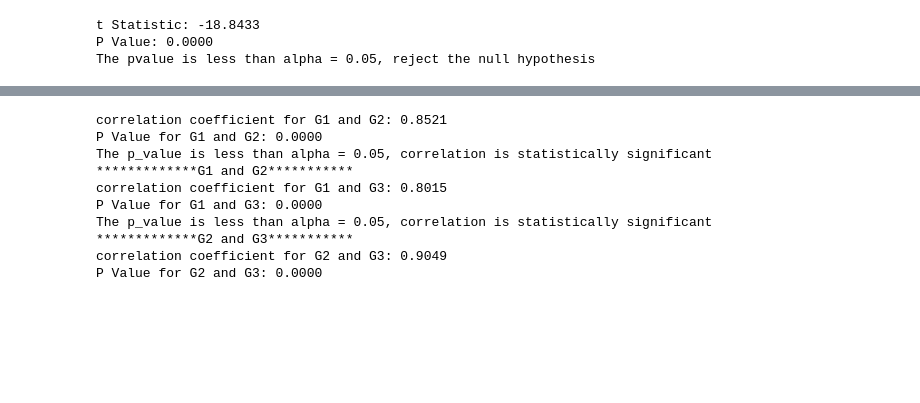
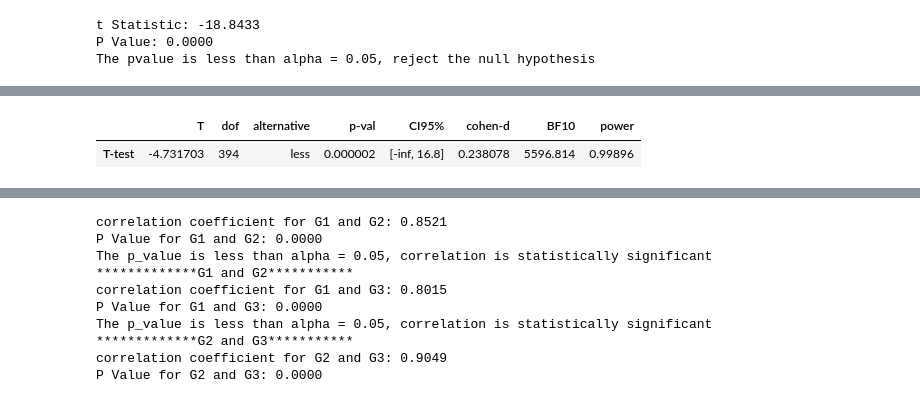
Before and after one commit to sandramwende/Statistics-in-python, a Jupyter notebook: statistics with python.ipynb, the cells around one changed output, grey strips where cells are left out. Cells and saved outputs as stored; diff of their text form; code cells hidden in the pictures; blank space fills up the shorter version.

```diff
--- a/statistics with python.ipynb
+++ b/statistics with python.ipynb
@@ -95,0 +303,7 @@ The pvalue is less than alpha = 0.05, reject the null hypothesis
+# %%
+## Reject the null hypothesis
+result = pg.ttest(Students_data.age, 17, correction = False, alternative='less')
+display(result)
+# %% [output]
+|  | T | dof | alternative | p-val | CI95% | cohen-d | BF10 | power |
+| T-test | -4.731703 | 394 | less | 0.000002 | [-inf, 16.8] | 0.238078 | 5596.814 | 0.99896 |
```
Also changed, not shown: parts of 33 cells of this notebook.
